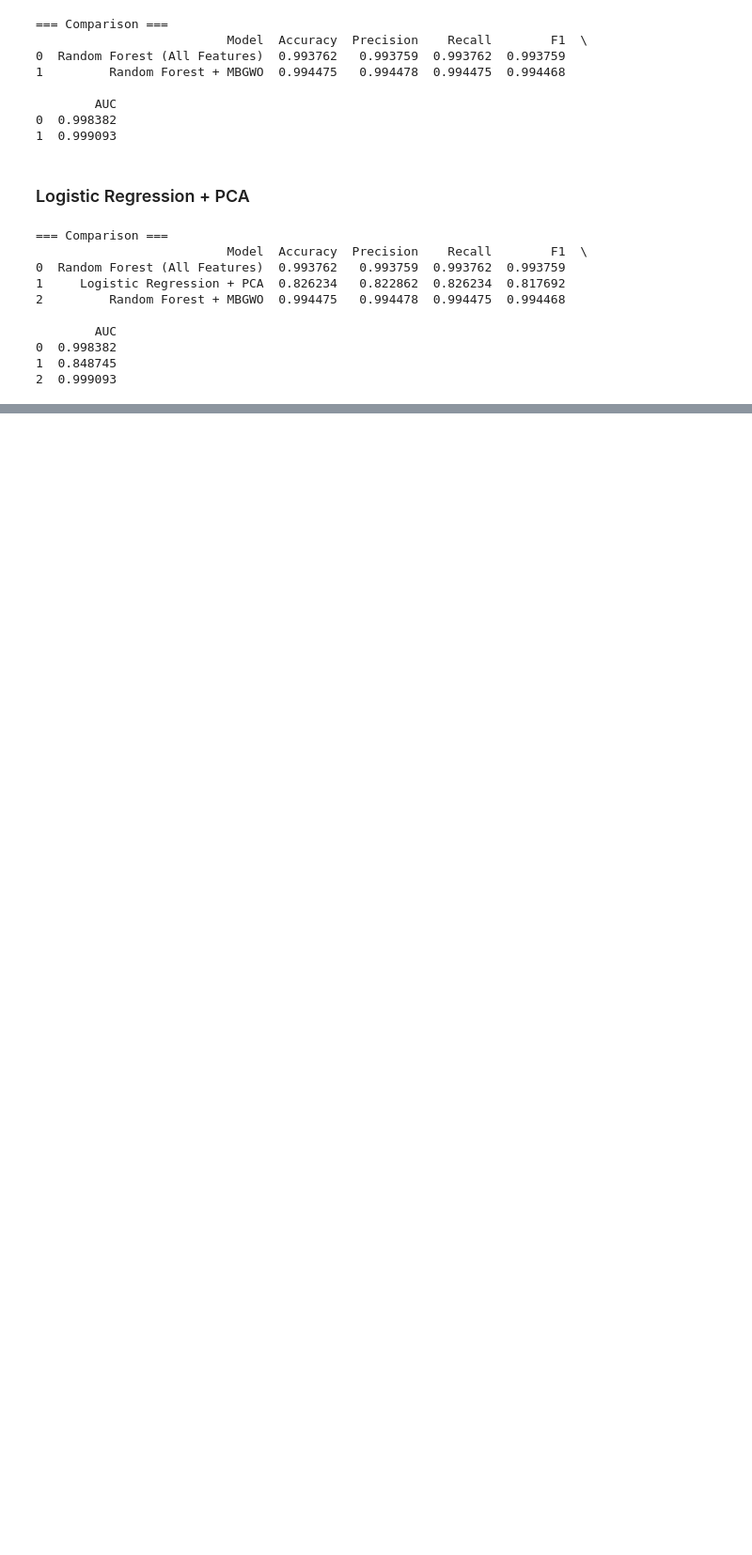
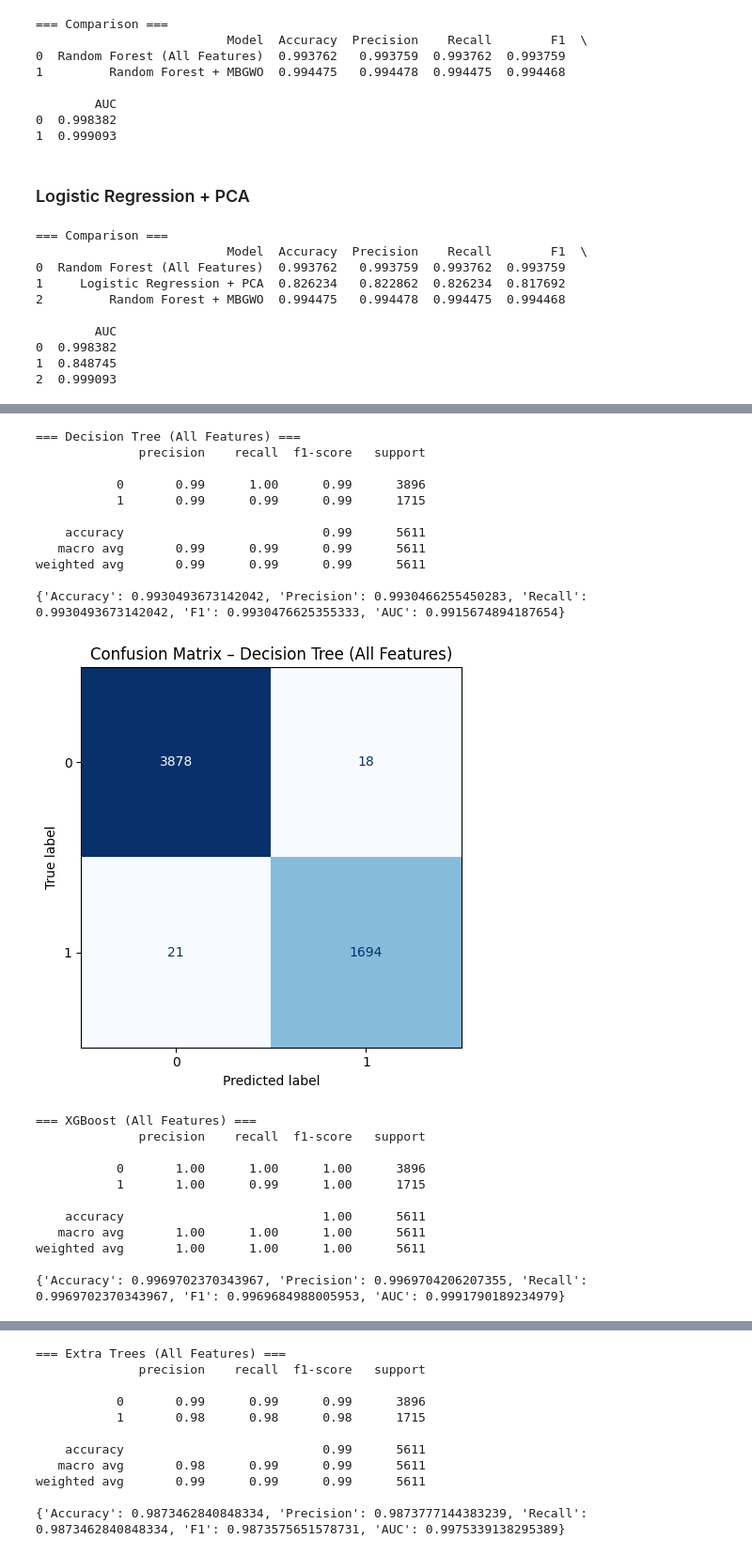
Before and after one commit to divya-392/Master-s-Project, a Jupyter notebook: MTH_IDS.ipynb, the cells around one changed output, grey strips where cells are left out. Shown at 94% size. Saved outputs shown, nothing was run; the diff lists cells and outputs as text; code cells hidden in the pictures; blank space fills up the shorter version.

```diff
--- a/MTH_IDS.ipynb
+++ b/MTH_IDS.ipynb
@@ -1694,0 +1697,49 @@ print(comparison)
+# %%
+# ----------------------------
+# BASELINE: DT, XGB, ET (ALL FEATURES)
+# ----------------------------
+from sklearn.tree import DecisionTreeClassifier
+from sklearn.ensemble import ExtraTreesClassifier
+from xgboost import XGBClassifier
+
+# Decision Tree
+dt_base = DecisionTreeClassifier(random_state=RANDOM_SEED)
+dt_base.fit(X_train, y_train)
+dt_base_res = eval_metrics(dt_base, X_train, y_train, X_test, y_test,
+                           model_name="Decision Tree (All Features)", plot_cm=True)
+
+# XGBoost
+xgb_base = XGBClassifier(use_label_encoder=False, eval_metric='logloss', random_state=RANDOM_SEED)
+xgb_base.fit(X_train, y_train)
+xgb_base_res = eval_metrics(xgb_base, X_train, y_train, X_test, y_test,
+                            model_name="XGBoost (All Features)", plot_cm=True)
+
+# Extra Trees
+et_base = ExtraTreesClassifier(n_estimators=100, random_state=RANDOM_SEED)
+et_base.fit(X_train, y_train)
+et_base_res = eval_metrics(et_base, X_train, y_train, X_test, y_test,
+                           model_name="Extra Trees (All Features)", plot_cm=True)
+# %% [output]
+=== Decision Tree (All Features) ===
+              precision    recall  f1-score   support
+
+           0       0.99      1.00      0.99      3896
+           1       0.99      0.99      0.99      1715
+
+    accuracy                           0.99      5611
+   macro avg       0.99      0.99      0.99      5611
+weighted avg       0.99      0.99      0.99      5611
+
+{'Accuracy': 0.9930493673142042, 'Precision': 0.9930466255450283, 'Recall': 0.9930493673142042, 'F1': 0.9930476625355333, 'AUC': 0.9915674894187654}
+[figure, added]
+=== XGBoost (All Features) ===
+              precision    recall  f1-score   support
+
+           0       1.00      1.00      1.00      3896
+           1       1.00      0.99      1.00      1715
+
+    accuracy                           1.00      5611
+   macro avg       1.00      1.00      1.00      5611
+weighted avg       1.00      1.00      1.00      5611
+
+{'Accuracy': 0.9969702370343967, 'Precision': 0.9969704206207355, 'Recall': 0.9969702370343967, 'F1': 0.9969684988005953, 'AUC': 0.9991790189234979}
@@ -1694,0 +1747,11 @@ print(comparison)
+=== Extra Trees (All Features) ===
+              precision    recall  f1-score   support
+
+           0       0.99      0.99      0.99      3896
+           1       0.98      0.98      0.98      1715
+
+    accuracy                           0.99      5611
+   macro avg       0.98      0.99      0.99      5611
+weighted avg       0.99      0.99      0.99      5611
+
+{'Accuracy': 0.9873462840848334, 'Precision': 0.9873777144383239, 'Recall': 0.9873462840848334, 'F1': 0.9873575651578731, 'AUC': 0.9975339138295389}
```
Also changed, not shown: parts of 4 cells of this notebook.
